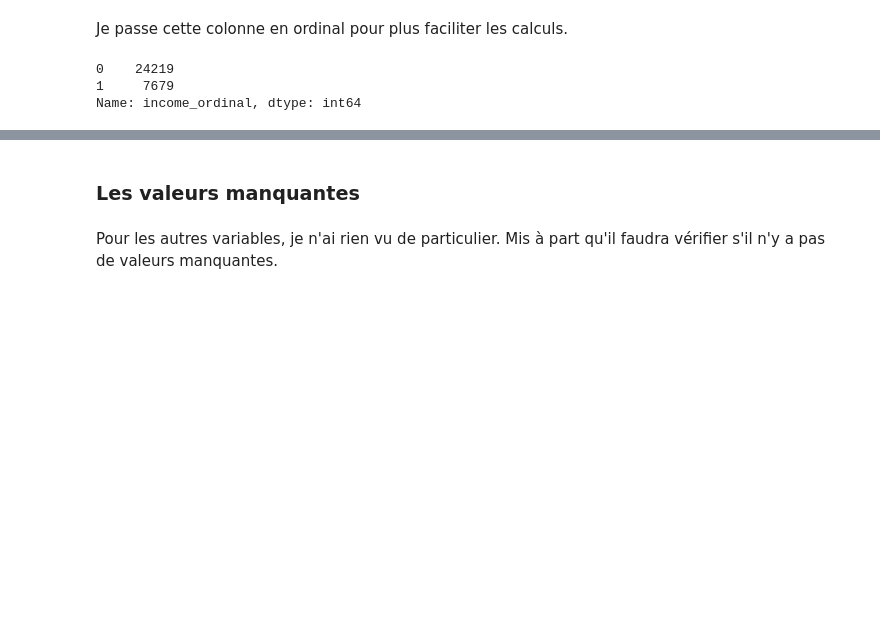
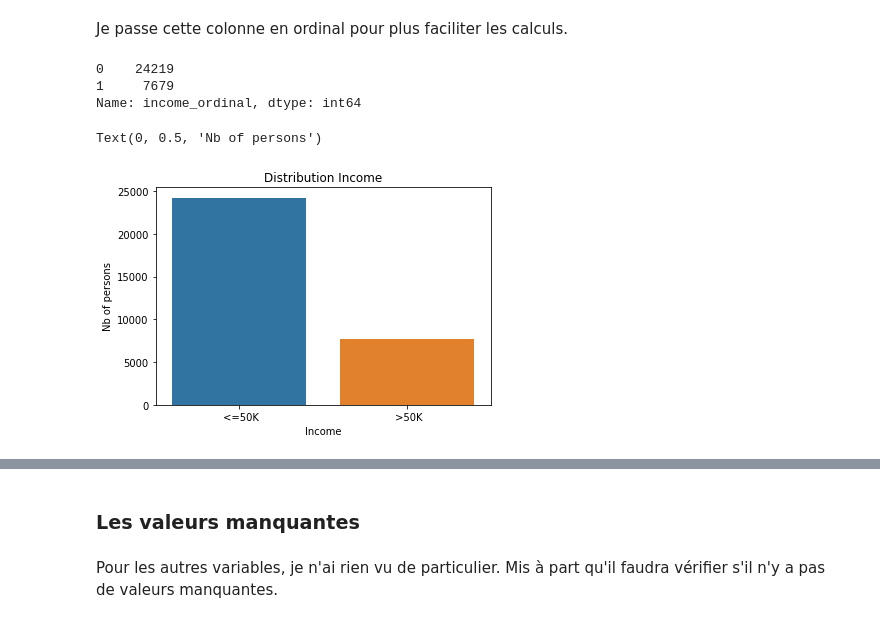
Before and after one commit to sandrineh/data-labs, a Jupyter notebook: module-3/supervised-learning-project/your-code/Supervised-learning-project.ipynb, the cells around one changed output, grey strips where cells are left out. Cells and saved outputs as stored; diff of their text form; code cells hidden in the pictures; blank space fills up the shorter version.

```diff
--- a/module-3/supervised-learning-project/your-code/Supervised-learning-project.ipynb
+++ b/module-3/supervised-learning-project/your-code/Supervised-learning-project.ipynb
@@ -242,6 +232,15 @@ adult_data['income_ordinal'].value_counts()
 0    24219
 1     7679
 Name: income_ordinal, dtype: int64
+# %%
+sns.countplot(x='income',data=adult_data)
+
+plt.title('Distribution Income')
+plt.xlabel('Income')
+plt.ylabel('Nb of persons')
+# %% [output]
+Text(0, 0.5, 'Nb of persons')
+[figure, added]
 # %%
 adult_data.head()
 # %% [output]
```
Also changed, not shown: parts of 40 cells of this notebook.
